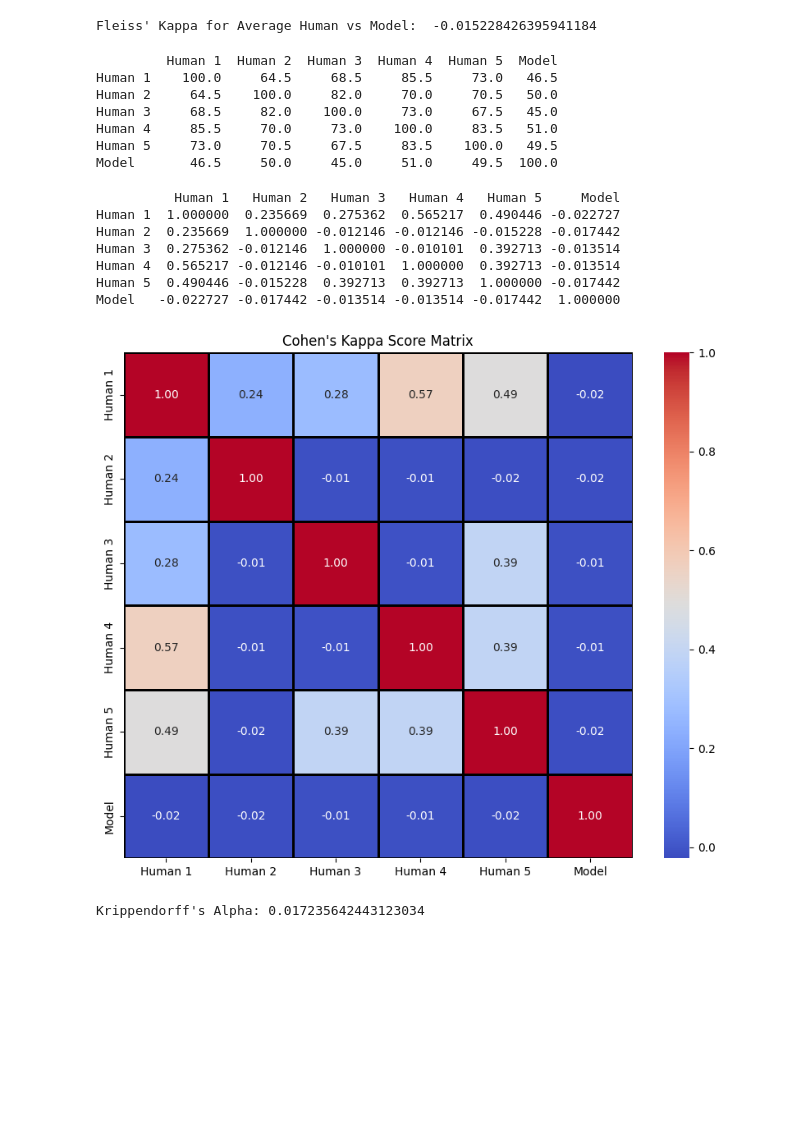
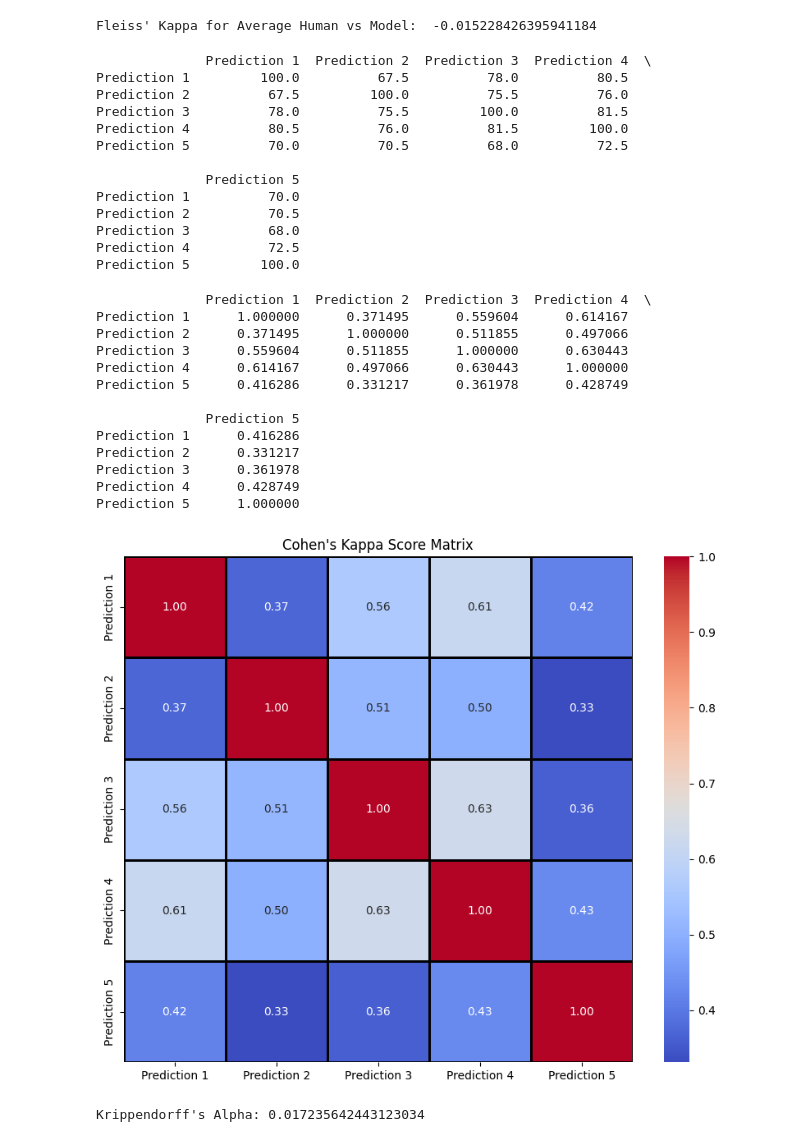
Before and after one commit to OAMPC/StammerScore, a Jupyter notebook: Evaluation/KappaValueCalculator.ipynb, the cells around one changed output. Drawn from its saved outputs; the diff is of its cells as text; code cells hidden in the pictures; blank space fills up the shorter version.

```diff
--- a/Evaluation/KappaValueCalculator.ipynb
+++ b/Evaluation/KappaValueCalculator.ipynb
@@ -103,17 +103,23 @@ def calculate_percent_agreement(csv_path):
 
     return agreement_matrix
 
-csv_path = 'Marks\Processed\TSI Merged.csv'
+csv_path = 'Marks\Processed\Multi Single Human Run.csv'
 agreement_matrix = calculate_percent_agreement(csv_path)
 print(agreement_matrix)
 # %% [output]
-         Human 1  Human 2  Human 3  Human 4  Human 5  Model
-Human 1    100.0     64.5     68.5     85.5     73.0   46.5
-Human 2     64.5    100.0     82.0     70.0     70.5   50.0
-Human 3     68.5     82.0    100.0     73.0     67.5   45.0
-Human 4     85.5     70.0     73.0    100.0     83.5   51.0
-Human 5     73.0     70.5     67.5     83.5    100.0   49.5
-Model       46.5     50.0     45.0     51.0     49.5  100.0
+              Prediction 1  Prediction 2  Prediction 3  Prediction 4  \
+Prediction 1         100.0          67.5          78.0          80.5
+Prediction 2          67.5         100.0          75.5          76.0
+Prediction 3          78.0          75.5         100.0          81.5
+Prediction 4          80.5          76.0          81.5         100.0
+Prediction 5          70.0          70.5          68.0          72.5
+
+              Prediction 5
+Prediction 1          70.0
+Prediction 2          70.5
+Prediction 3          68.0
+Prediction 4          72.5
+Prediction 5         100.0
 # %%
 import pandas as pd
 import numpy as np
@@ -124,42 +130,48 @@ import matplotlib.pyplot as plt
 def calculate_cohens_kappa(csv_path):
     data = pd.read_csv(csv_path)
 
     # skip the 'ChunkName' column
     columns = data.columns[1:]
 
     kappa_matrix = pd.DataFrame(index=columns, columns=columns, dtype=float)
 
     # Calculate Cohen's kappa for each pair of columns
     for i in range(len(columns)):
         for j in range(i+1, len(columns)):
             kappa_score = cohen_kappa_score(data[columns[i]], data[columns[j]])
             kappa_matrix.at[columns[i], columns[j]] = kappa_score
             kappa_matrix.at[columns[j], columns[i]] = kappa_score
 
     # Fill diagonal with 1, as kappa of a rater with themselves is perfect agreement
     np.fill_diagonal(kappa_matrix.values, 1)
 
     return kappa_matrix
 
 def plot_kappa_matrix(kappa_matrix):
     plt.figure(figsize=(10, 8))
     sns.heatmap(kappa_matrix, annot=True, cmap="coolwarm", fmt=".2f", cbar=True, linewidths=1, linecolor='black')
     plt.title('Cohen\'s Kappa Score Matrix')
     plt.show()
 
-csv_path = 'Marks\Processed+ReactionTime\Huberman Humans and model no average.csv'
+csv_path = 'Marks\Processed\Multi Single Human Run.csv'
 kappa_matrix = calculate_cohens_kappa(csv_path)
 print(kappa_matrix)
 plot_kappa_matrix(kappa_matrix)
 # %% [output]
-          Human 1   Human 2   Human 3   Human 4   Human 5     Model
-Human 1  1.000000  0.235669  0.275362  0.565217  0.490446 -0.022727
-Human 2  0.235669  1.000000 -0.012146 -0.012146 -0.015228 -0.017442
-Human 3  0.275362 -0.012146  1.000000 -0.010101  0.392713 -0.013514
-Human 4  0.565217 -0.012146 -0.010101  1.000000  0.392713 -0.013514
-Human 5  0.490446 -0.015228  0.392713  0.392713  1.000000 -0.017442
-Model   -0.022727 -0.017442 -0.013514 -0.013514 -0.017442  1.000000
+              Prediction 1  Prediction 2  Prediction 3  Prediction 4  \
+Prediction 1      1.000000      0.371495      0.559604      0.614167
+Prediction 2      0.371495      1.000000      0.511855      0.497066
+Prediction 3      0.559604      0.511855      1.000000      0.630443
+Prediction 4      0.614167      0.497066      0.630443      1.000000
+Prediction 5      0.416286      0.331217      0.361978      0.428749
+
+              Prediction 5
+Prediction 1      0.416286
+Prediction 2      0.331217
+Prediction 3      0.361978
+Prediction 4      0.428749
+Prediction 5      1.000000
-[figure, old version]
+[figure, new version]
 # %%
 import pandas as pd
 import krippendorff
```
Also changed, not shown: 2 other files.
